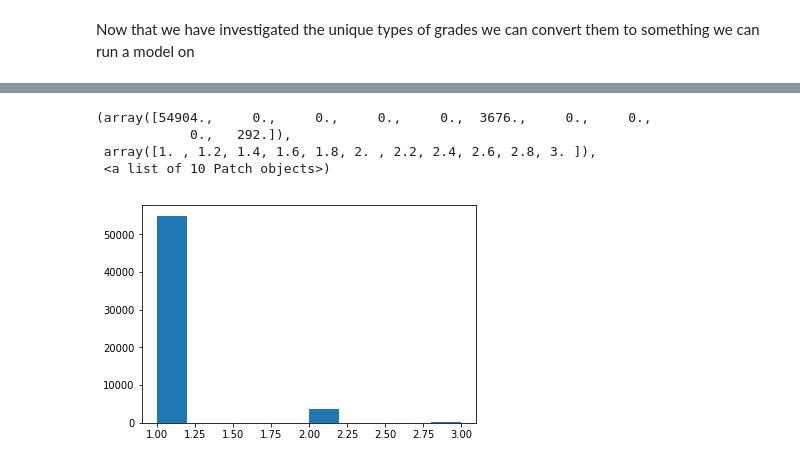
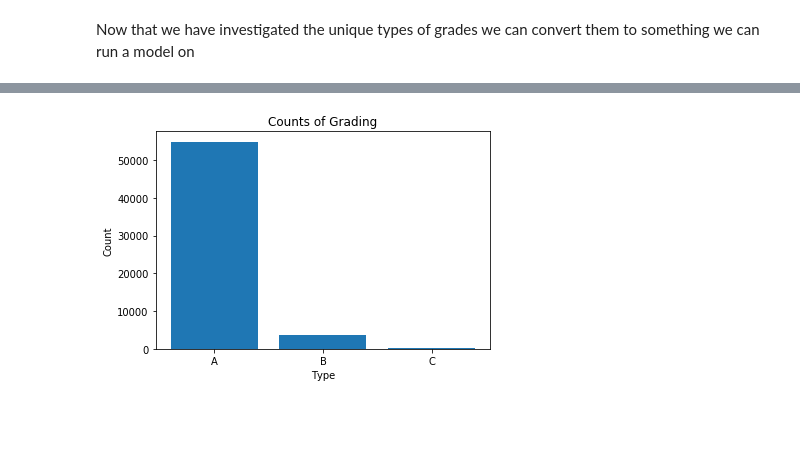
Before and after one commit to StevenBeltramo/Thinkful-Sharebles, a Jupyter notebook: Cap Stone for supervised data science.ipynb, the cells around one changed output, grey strips where cells are left out. Saved outputs shown, nothing was run; the diff lists cells and outputs as text; code cells hidden in the pictures; blank space fills up the shorter version.

```diff
--- a/Cap Stone for supervised data science.ipynb
+++ b/Cap Stone for supervised data science.ipynb
@@ -429,8 +488,11 @@ sns.heatmap(correlation_mat)
-# %%
-plt.hist(scores.letter_num)
-# %% [output]
-(array([54904.,     0.,     0.,     0.,     0.,  3676.,     0.,     0.,
-            0.,   292.]),
- array([1. , 1.2, 1.4, 1.6, 1.8, 2. , 2.2, 2.4, 2.6, 2.8, 3. ]),
- <a list of 10 Patch objects>)
-[figure, removed]
+# %%
+scores.letter_num.value_counts()
+xz = ['A', 'B', 'C']
+yz = [54904, 3676, 292]
+plt.bar(xz, yz)
+plt.xlabel('Type')
+plt.ylabel('Count')
+plt.title('Counts of Grading')
+plt.show()
+# %% [output]
+[figure, added]
```
Also changed, not shown: parts of 22 cells of this notebook.
